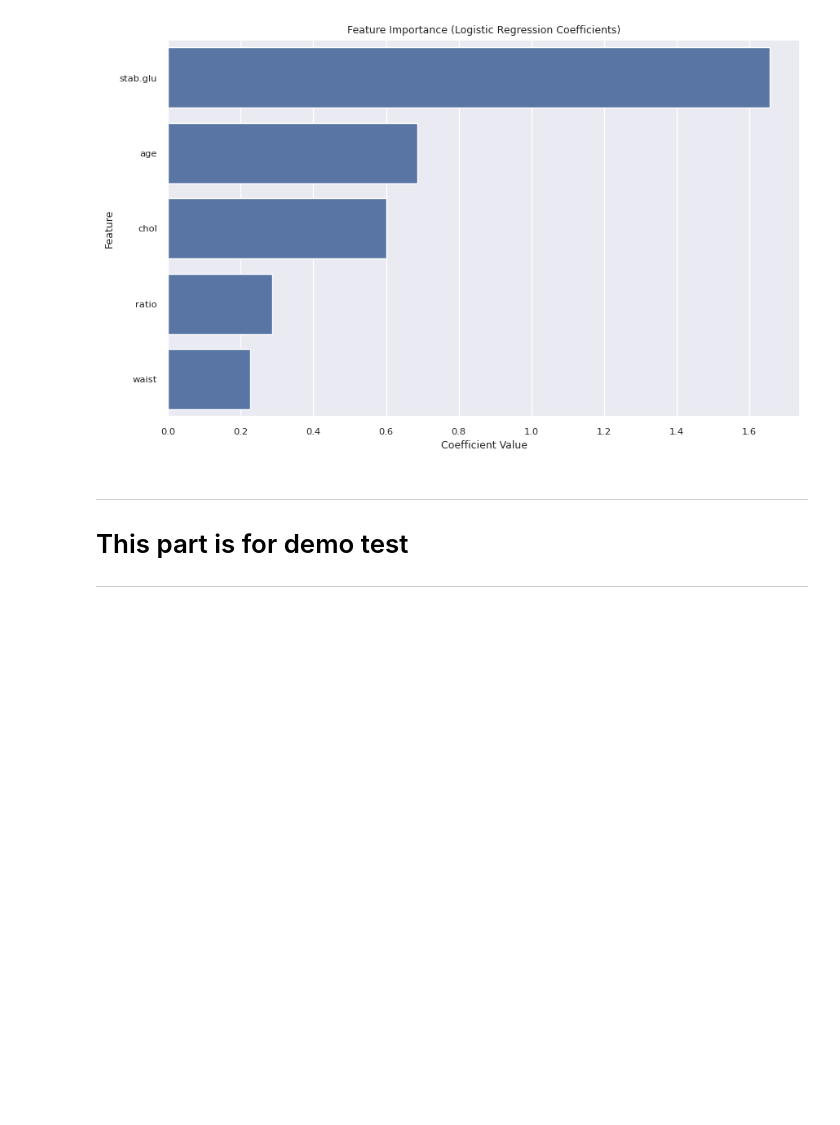
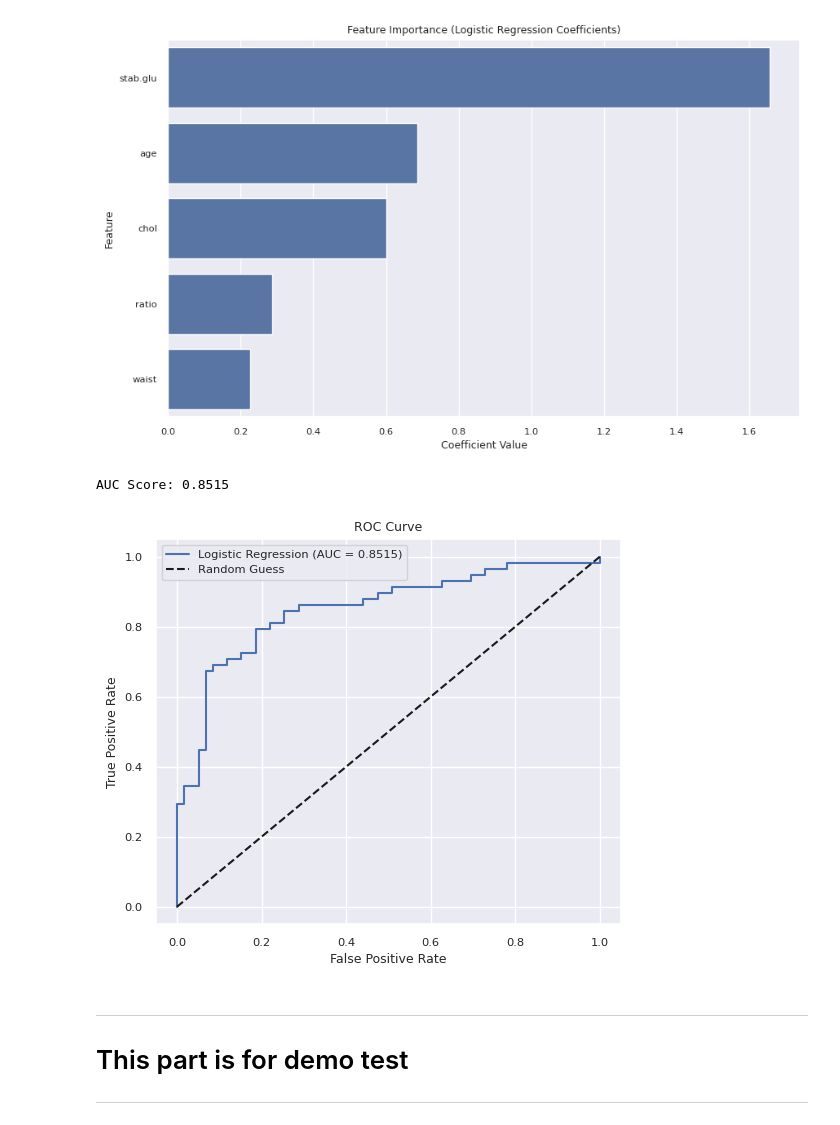
Before and after one commit to Thaer-F-Ali/Logistitc_Regression_Implimitation, a Jupyter notebook: logistic_regression_implimintaion.ipynb, the cells around one changed output. Cells and saved outputs as stored; diff of their text form; code cells hidden in the pictures; blank space fills up the shorter version.

```diff
--- a/logistic_regression_implimintaion.ipynb
+++ b/logistic_regression_implimintaion.ipynb
@@ -549,6 +549,30 @@ plt.ylabel('Feature')
 plt.show()
 # %% [output]
 [figure]
+# %%
+# 16. Plorint area under curve
+#Predict probabilities for the positive class
+y_probs = model.predict_proba(X_test)[:, 1]
+
+    # Calculate AUC
+from sklearn.metrics import roc_auc_score, roc_curve
+auc_score = roc_auc_score(y_test, y_probs)
+print(f"AUC Score: {auc_score:.4f}")
+
+# Optional: Plot ROC curve
+fpr, tpr, thresholds = roc_curve(y_test, y_probs)
+plt.figure(figsize=(6, 5))
+plt.plot(fpr, tpr, label=f'Logistic Regression (AUC = {auc_score:.4f})')
+plt.plot([0, 1], [0, 1], 'k--', label='Random Guess')
+plt.xlabel('False Positive Rate')
+plt.ylabel('True Positive Rate')
+plt.title('ROC Curve')
+plt.legend()
+plt.grid(True)
+plt.show()
+# %% [output]
+AUC Score: 0.8515
+[figure, added]
 # %% [markdown]
 
 
```
Also changed, not shown: parts of 1 cell of this notebook.
